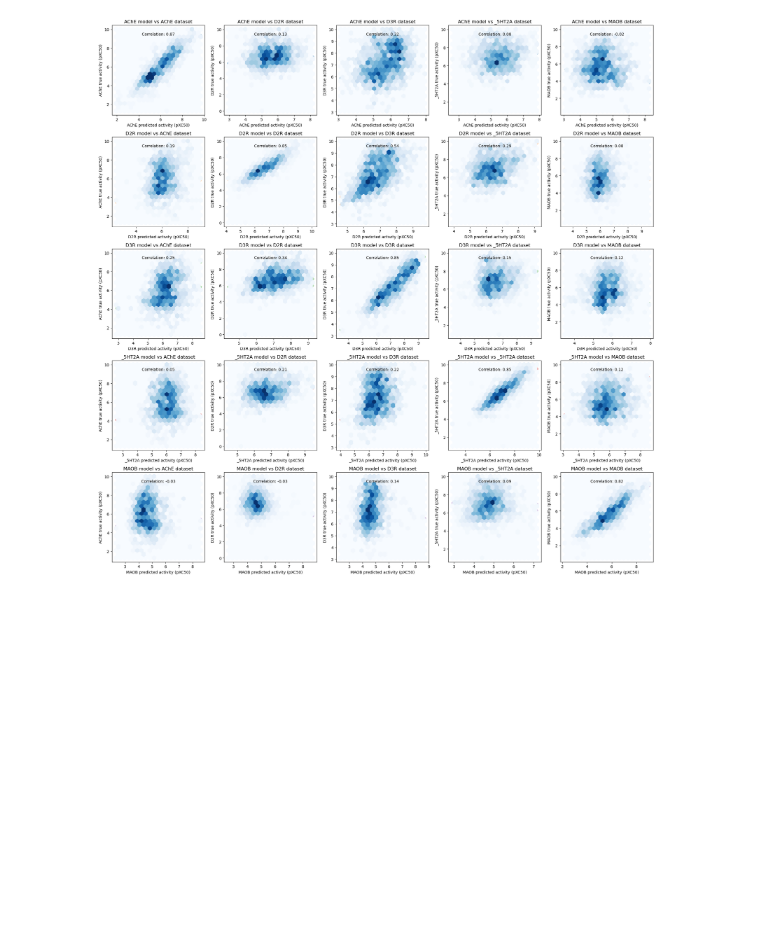
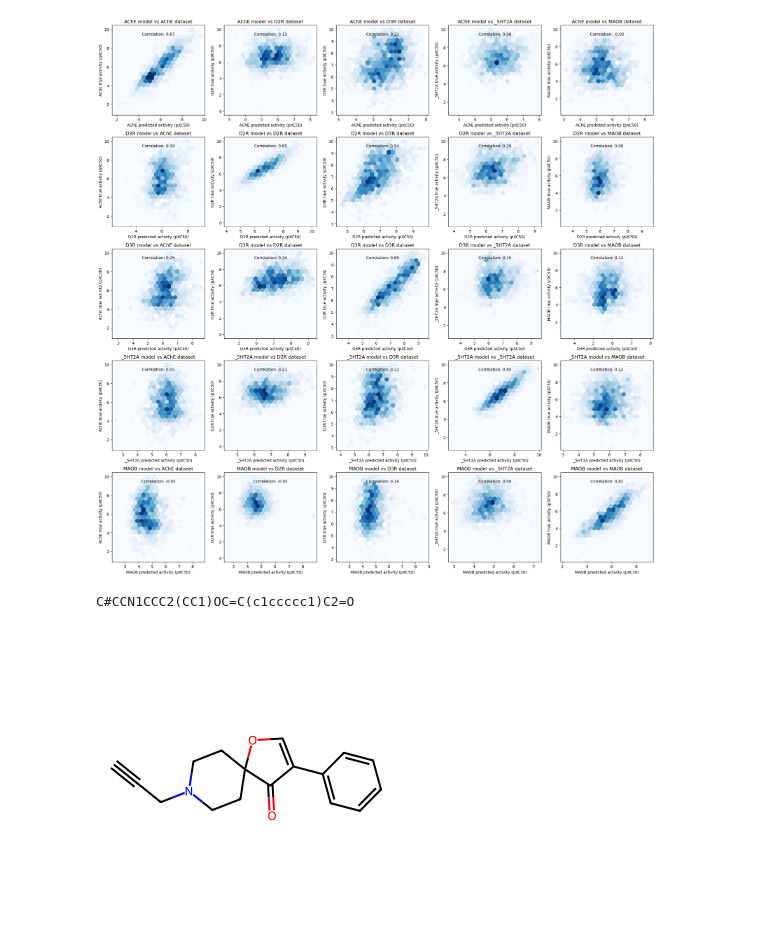
Before and after one commit to arthurcerveira/CoMPO-GPT, a Jupyter notebook: scripts/10-QSAR-Data-Viz.ipynb, the cells around one changed output. Drawn from its saved outputs; the diff is of its cells as text; code cells hidden in the pictures; blank space fills up the shorter version.

```diff
--- a/scripts/10-QSAR-Data-Viz.ipynb
+++ b/scripts/10-QSAR-Data-Viz.ipynb
@@ -199,3 +199,18 @@ plt.tight_layout()
 plt.show()
 # %% [output]
 [figure]
+# %%
+from rdkit import Chem
+
+smiles = filtered_smiles['D2R']['SMILES'].values[50]
+# convert SMILES to RdKit molecule
+mol = Chem.MolFromSmiles(smiles)
+
+# visualize the molecule
+from rdkit.Chem import Draw
+
+print(smiles)
+Draw.MolToImage(mol)
+# %% [output]
+C#CCN1CCC2(CC1)OC=C(c1ccccc1)C2=O
+[figure, added]
```
Also changed, not shown: 1 other file.
